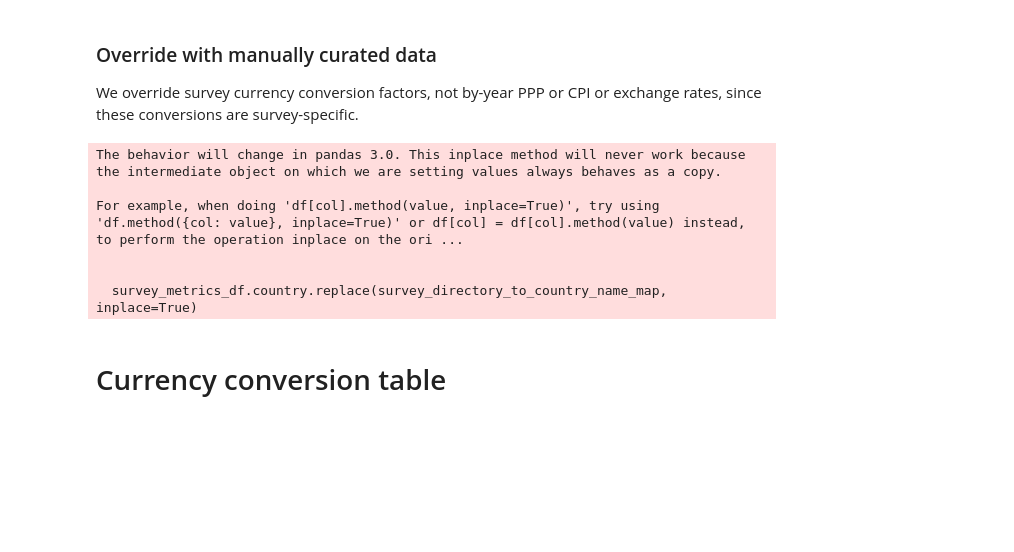
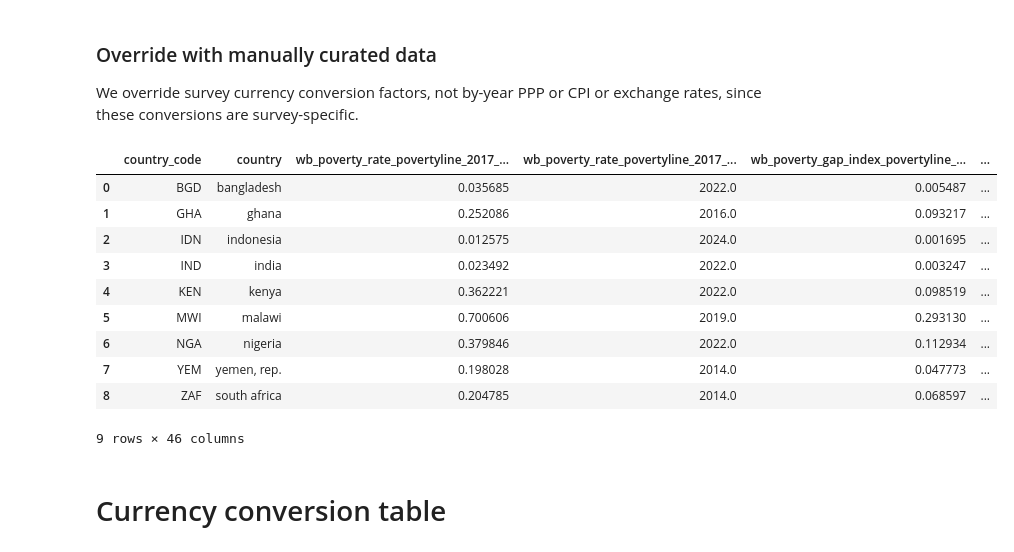
Before and after one commit to lselker13/eop, a Jupyter notebook: process_data/compile_auxiliary_data.ipynb, the cells around one changed output. Cells and saved outputs as stored; diff of their text form; code cells hidden in the pictures; blank space fills up the shorter version.

```diff
--- a/process_data/compile_auxiliary_data.ipynb
+++ b/process_data/compile_auxiliary_data.ipynb
@@ -969,6 +969,20 @@ for cc in dup_codes:
             raise AssertionError(f"Mismatch for {col} in country_code {cc}: {vals}")
 
 matching = matching.drop_duplicates(subset='country_code', keep='first').reset_index(drop=True)
+# %%
+matching
+# %% [output]
+|  | country_code | country | wb_poverty_rate_povertyline_2017_... | wb_poverty_rate_povertyline_2017_... | wb_poverty_gap_index_povertyline_... | ... |
+| 0 | BGD | bangladesh | 0.035685 | 2022.0 | 0.005487 | ... |
+| 1 | GHA | ghana | 0.252086 | 2016.0 | 0.093217 | ... |
+| 2 | IDN | indonesia | 0.012575 | 2024.0 | 0.001695 | ... |
+| 3 | IND | india | 0.023492 | 2022.0 | 0.003247 | ... |
+| 4 | KEN | kenya | 0.362221 | 2022.0 | 0.098519 | ... |
+| 5 | MWI | malawi | 0.700606 | 2019.0 | 0.293130 | ... |
+| 6 | NGA | nigeria | 0.379846 | 2022.0 | 0.112934 | ... |
+| 7 | YEM | yemen, rep. | 0.198028 | 2014.0 | 0.047773 | ... |
+| 8 | ZAF | south africa | 0.204785 | 2014.0 | 0.068597 | ... |
+9 rows × 46 columns
 # %%
 for _, country_row in matching.iterrows():
     accumulated_data.loc[
@@ -1020,15 +1034,15 @@ name_map = {
     'south_sudan': 'south sudan'
 }
 for dir in survey_data_path.iterdir():
-    country = normalize_text(name_map.get(dir.name, dir.name))
+    country_code = dir.name
     try:
         if (dir / 'cleaned').exists():
             cleaned_dir = dir / 'cleaned'
         elif (dir / 'clean').exists():
-            print(f'found "clean" instead of "cleaned": {country}')
+            print(f'found "clean" instead of "cleaned": {country_code}')
             cleaned_dir = dir / 'clean'
         else:
-            print(f'No cleaned data directory found for {country}')
+            print(f'No cleaned data directory found for {country_code}')
 
         # Assert that train.parquet and test.parquet are newer than any other parquet file under country_data_path
         all_parquet_files = list(cleaned_dir.glob('*.parquet'))
@@ -1044,7 +1058,7 @@ for dir in survey_data_path.iterdir():
         data = pd.concat((train, test), ignore_index=True)
 
         conversion_factor = accumulated_data.loc[
-            accumulated_data.country == country, 'overall_conversion_factor_ratio_from_2021_to_2017'
+            accumulated_data.country_code == country_code, 'overall_conversion_factor_ratio_from_2021_to_2017'
         ].values[0]
         data['consumption_per_capita_per_day_povertyline_2017'] = (
             data.consumption_per_capita_per_day * conversion_factor
@@ -1082,7 +1096,7 @@ for dir in survey_data_path.iterdir():
 
         survey_metrics.append(
             {
-                'country': country,
+                'country_code': country_code,
                 'survey_poverty_rate_povertyline_2017': rate_povertyline_2017,
                 'survey_poverty_rate_povertyline_2021': rate_povertyline_2021,
                 'survey_poverty_gap_index_povertyline_2017': poverty_gap_index_povertyline_2017,
@@ -1096,23 +1110,12 @@ for dir in survey_data_path.iterdir():
 
 survey_metrics_df = pd.DataFrame(survey_metrics)
 
-# a few countries with folder names not matching country name
-survey_metrics_df.country.replace(survey_directory_to_country_name_map, inplace=True)
-
-survey_metrics_df.country = survey_metrics_df.country.apply(normalize_text)
 
 survey_metrics_df = accumulated_data.loc[
-    accumulated_data.survey_year.notna(), ['country']
-].merge(survey_metrics_df, on='country', how='left')
-test = accumulated_data.merge(survey_metrics_df, on='country', how='outer', indicator=True)
-accumulated_data = accumulated_data.merge(survey_metrics_df, on='country', how='outer')
+    accumulated_data.survey_year.notna(), ['country_code']
+].merge(survey_metrics_df, on='country_code', how='left')
+
+accumulated_data = accumulated_data.merge(survey_metrics_df, on='country_code', how='outer')
-# %% [output]
-The behavior will change in pandas 3.0. This inplace method will never work because the intermediate object on which we are setting values always behaves as a copy.
-
-For example, when doing 'df[col].method(value, inplace=True)', try using 'df.method({col: value}, inplace=True)' or df[col] = df[col].method(value) instead, to perform the operation inplace on the ori ...
-
-
-  survey_metrics_df.country.replace(survey_directory_to_country_name_map, inplace=True)
 # %%
 today_str = datetime.today().strftime('%Y%m%d')
 accumulated_data.to_csv(
```
Also changed, not shown: parts of 3 cells of this notebook, 4 other files.
